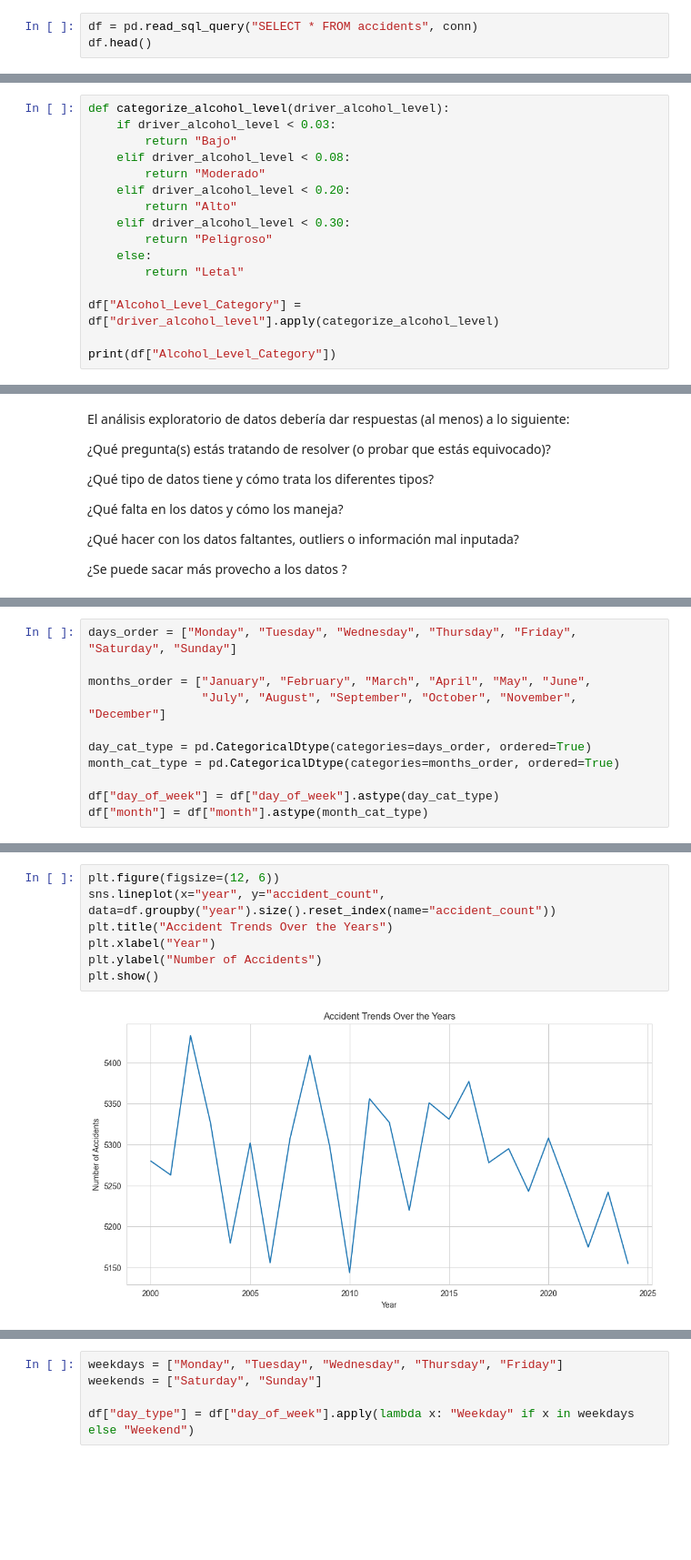
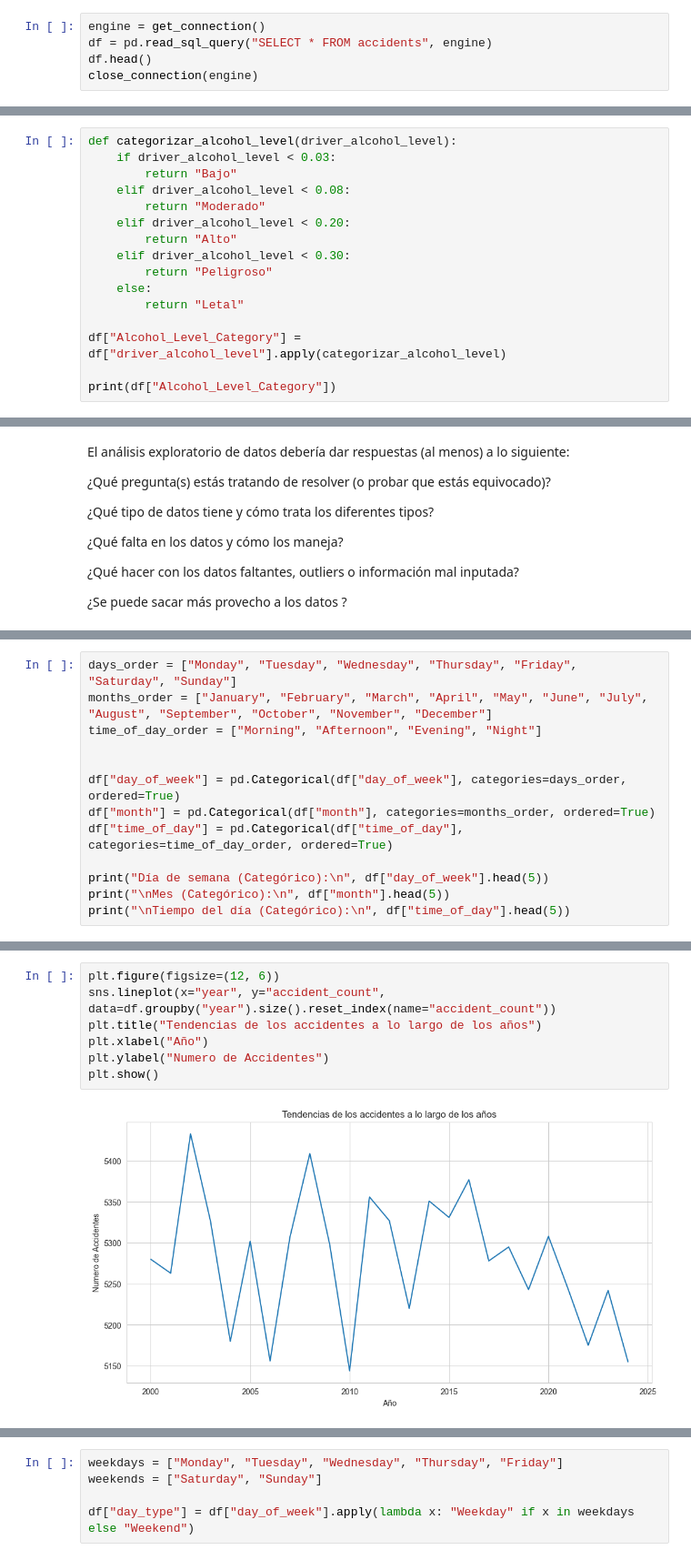
Before and after one commit to ntlg72/ETL-Global-Road-Accidents, a Jupyter notebook: notebooks/001_eda.ipynb, the cells around one changed output, grey strips where cells are left out. Shown at 91% size. Cells and saved outputs as stored; diff of their text form; blank space fills up the shorter version.

```diff
--- a/notebooks/001_eda.ipynb
+++ b/notebooks/001_eda.ipynb
@@ -20,4 +22,6 @@ Conexión exitosa
 # %%
-df = pd.read_sql_query("SELECT * FROM accidents", conn)
+engine = get_connection()
+df = pd.read_sql_query("SELECT * FROM accidents", engine)
 df.head()
+close_connection(engine)
 # %% [output]
@@ -207,5 +212,5 @@ print(df.columns)
 # %%
-def categorize_alcohol_level(driver_alcohol_level):
+def categorizar_alcohol_level(driver_alcohol_level):
     if driver_alcohol_level < 0.03:
         return "Bajo"
     elif driver_alcohol_level < 0.08:
@@ -217,7 +222,7 @@ def categorize_alcohol_level(driver_alcohol_level):
     else:
         return "Letal"
 
-df["Alcohol_Level_Category"] = df["driver_alcohol_level"].apply(categorize_alcohol_level)
+df["Alcohol_Level_Category"] = df["driver_alcohol_level"].apply(categorizar_alcohol_level)
 
 print(df["Alcohol_Level_Category"])
 # %% [output]
@@ -275,11 +298,13 @@ El análisis exploratorio de datos debería dar respuestas (al menos) a lo sigui
 # %%
 days_order = ["Monday", "Tuesday", "Wednesday", "Thursday", "Friday", "Saturday", "Sunday"]
+months_order = ["January", "February", "March", "April", "May", "June", "July", "August", "September", "October", "November", "December"]
+time_of_day_order = ["Morning", "Afternoon", "Evening", "Night"]
 
-months_order = ["January", "February", "March", "April", "May", "June",
-                "July", "August", "September", "October", "November", "December"]
 
-day_cat_type = pd.CategoricalDtype(categories=days_order, ordered=True)
-month_cat_type = pd.CategoricalDtype(categories=months_order, ordered=True)
+df["day_of_week"] = pd.Categorical(df["day_of_week"], categories=days_order, ordered=True)
+df["month"] = pd.Categorical(df["month"], categories=months_order, ordered=True)
+df["time_of_day"] = pd.Categorical(df["time_of_day"], categories=time_of_day_order, ordered=True)
 
-df["day_of_week"] = df["day_of_week"].astype(day_cat_type)
-df["month"] = df["month"].astype(month_cat_type)
+print("Día de semana (Categórico):\n", df["day_of_week"].head(5))
+print("\nMes (Categórico):\n", df["month"].head(5))
+print("\nTiempo del día (Categórico):\n", df["time_of_day"].head(5))
@@ -405,9 +433,9 @@ Passing `palette` without assigning `hue` is deprecated and will be removed in v
 # %%
 plt.figure(figsize=(12, 6))
 sns.lineplot(x="year", y="accident_count", data=df.groupby("year").size().reset_index(name="accident_count"))
-plt.title("Accident Trends Over the Years")
-plt.xlabel("Year")
-plt.ylabel("Number of Accidents")
+plt.title("Tendencias de los accidentes a lo largo de los años")
+plt.xlabel("Año")
+plt.ylabel("Numero de Accidentes")
 plt.show()
 # %% [output]
-[figure, old version]
+[figure, new version]
```
Also changed, not shown: parts of 60 cells of this notebook.
